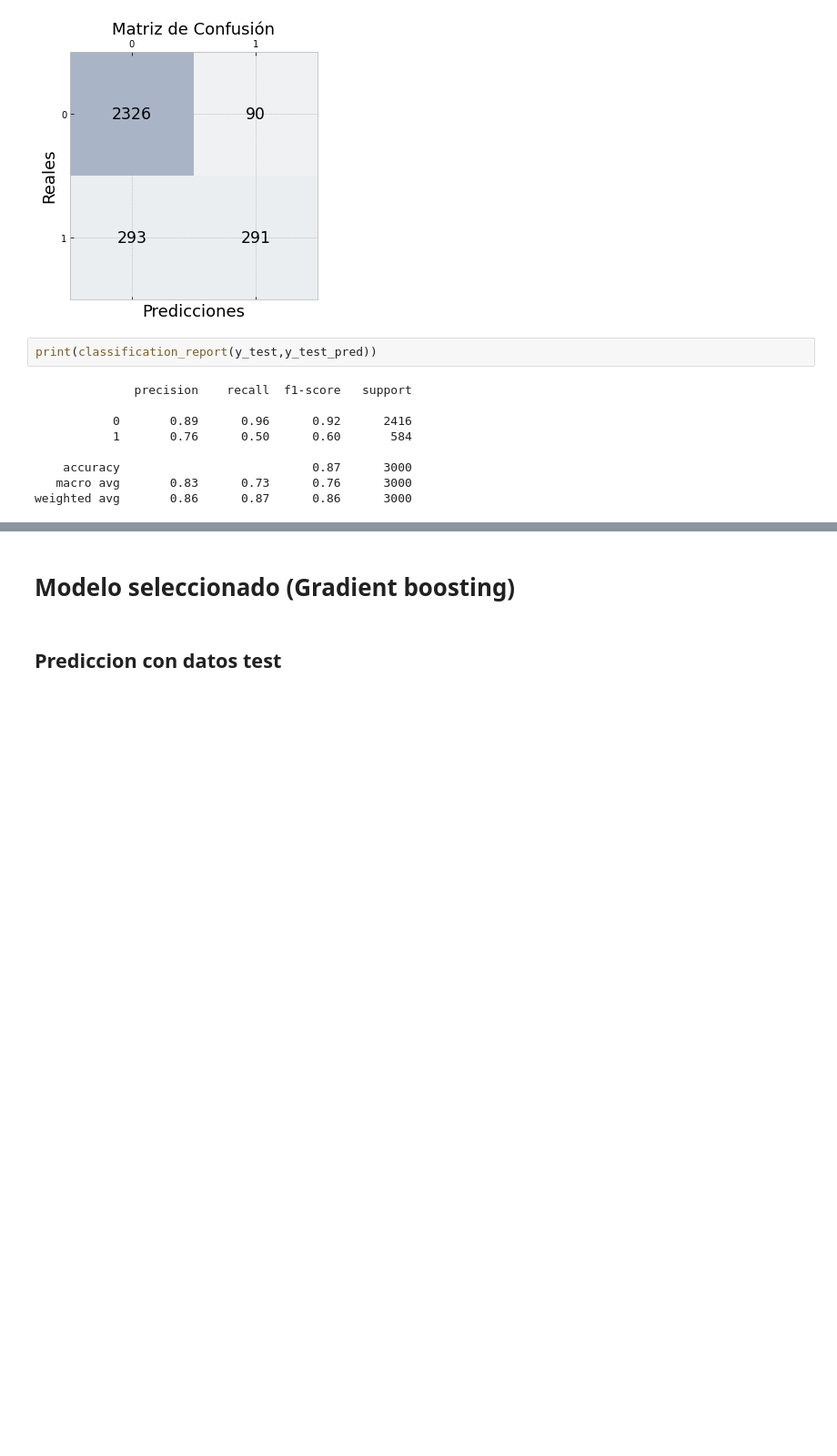
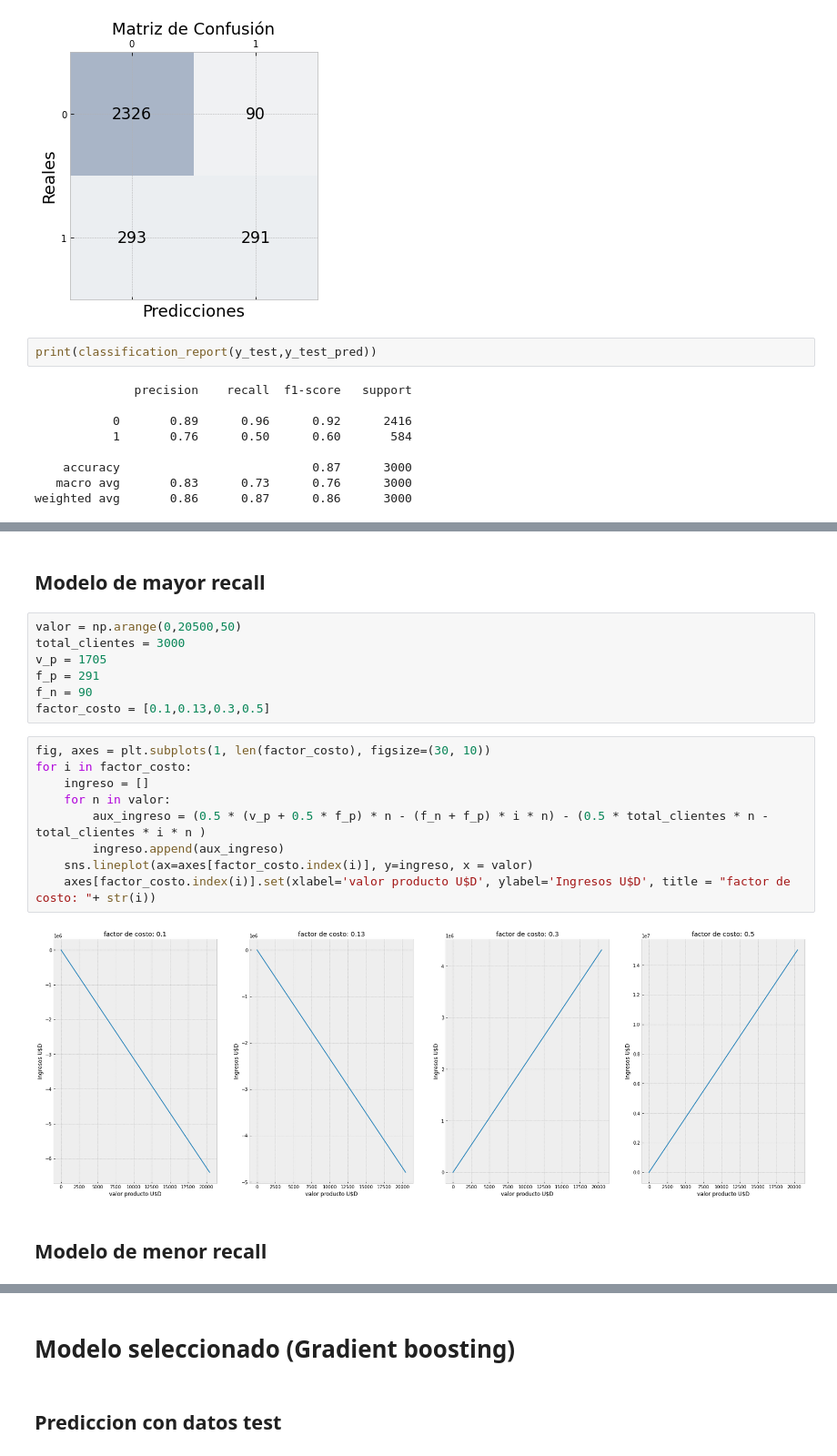
Before and after one commit to RoberthHernandez/churn-prediction-CH, a Jupyter notebook: Entrega2Hernandez+Gomezportillo.ipynb, the cells around one changed output, grey strips where cells are left out. Shown at 91% size. Saved outputs shown, nothing was run; the diff lists cells and outputs as text; blank space fills up the shorter version.

```diff
--- a/Entrega2Hernandez+Gomezportillo.ipynb
+++ b/Entrega2Hernandez+Gomezportillo.ipynb
@@ -989,0 +1012,22 @@ weighted avg       0.86      0.87      0.86      3000
+# %% [markdown]
+## Modelo de mayor recall
+# %%
+valor = np.arange(0,20500,50)
+total_clientes = 3000
+v_p = 1705
+f_p = 291
+f_n = 90
+factor_costo = [0.1,0.13,0.3,0.5]
+# %%
+fig, axes = plt.subplots(1, len(factor_costo), figsize=(30, 10))
+for i in factor_costo:
+    ingreso = []
+    for n in valor:
+        aux_ingreso = (0.5 * (v_p + 0.5 * f_p) * n - (f_n + f_p) * i * n) - (0.5 * total_clientes * n - total_clientes * i * n )
+        ingreso.append(aux_ingreso)
+    sns.lineplot(ax=axes[factor_costo.index(i)], y=ingreso, x = valor)
+    axes[factor_costo.index(i)].set(xlabel='valor producto U$D', ylabel='Ingresos U$D', title = "factor de costo: "+ str(i))
+# %% [output]
+[figure, added]
+# %% [markdown]
+## Modelo de menor recall
```
Also changed, not shown: parts of 4 cells of this notebook, 5 other files.
